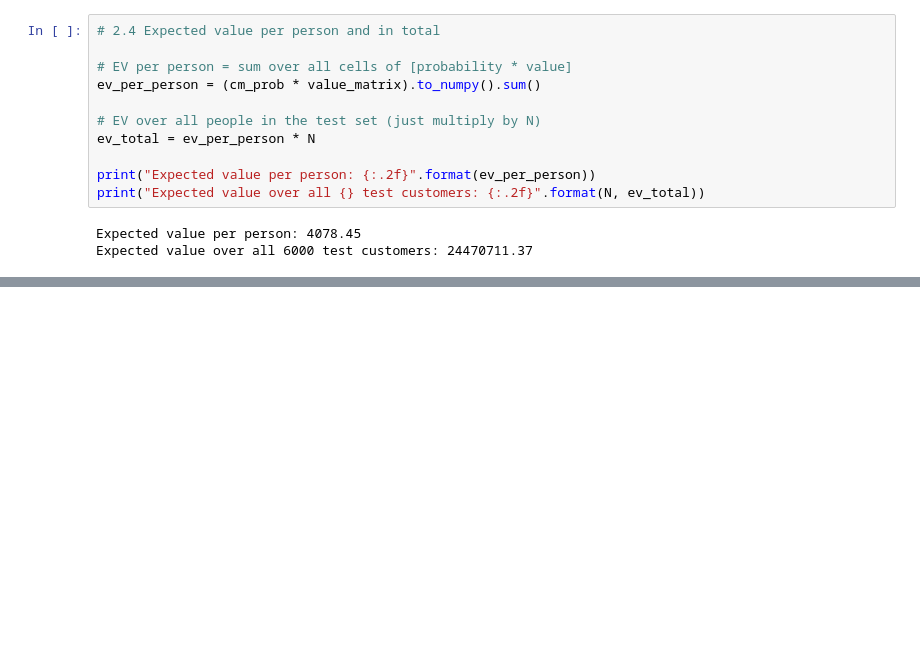
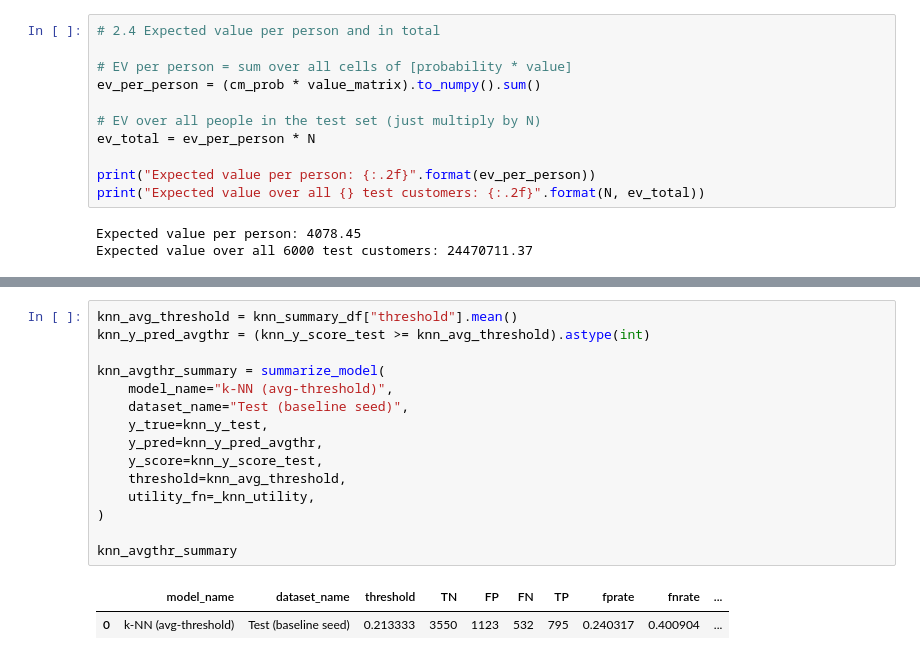
Before and after one commit to albertoquiroga-ctrl/exchange-data-concepts, a Jupyter notebook: Code/Final Project/KNN/Final_Project.ipynb, the cells around one changed output, grey strips where cells are left out. Drawn from its saved outputs; the diff is of its cells as text; blank space fills up the shorter version.

```diff
--- a/Code/Final Project/KNN/Final_Project.ipynb
+++ b/Code/Final Project/KNN/Final_Project.ipynb
@@ -597,0 +700,18 @@ knn_summary_avg_df
+# %%
+knn_avg_threshold = knn_summary_df["threshold"].mean()
+knn_y_pred_avgthr = (knn_y_score_test >= knn_avg_threshold).astype(int)
+
+knn_avgthr_summary = summarize_model(
+    model_name="k-NN (avg-threshold)",
+    dataset_name="Test (baseline seed)",
+    y_true=knn_y_test,
+    y_pred=knn_y_pred_avgthr,
+    y_score=knn_y_score_test,
+    threshold=knn_avg_threshold,
+    utility_fn=_knn_utility,
+)
+
+knn_avgthr_summary
+# %% [output]
+|  | model_name | dataset_name | threshold | TN | FP | FN | TP | fprate | fnrate | ... |
+| 0 | k-NN (avg-threshold) | Test (baseline seed) | 0.213333 | 3550 | 1123 | 532 | 795 | 0.240317 | 0.400904 | ... |
```
Also changed, not shown: parts of 22 cells of this notebook.
